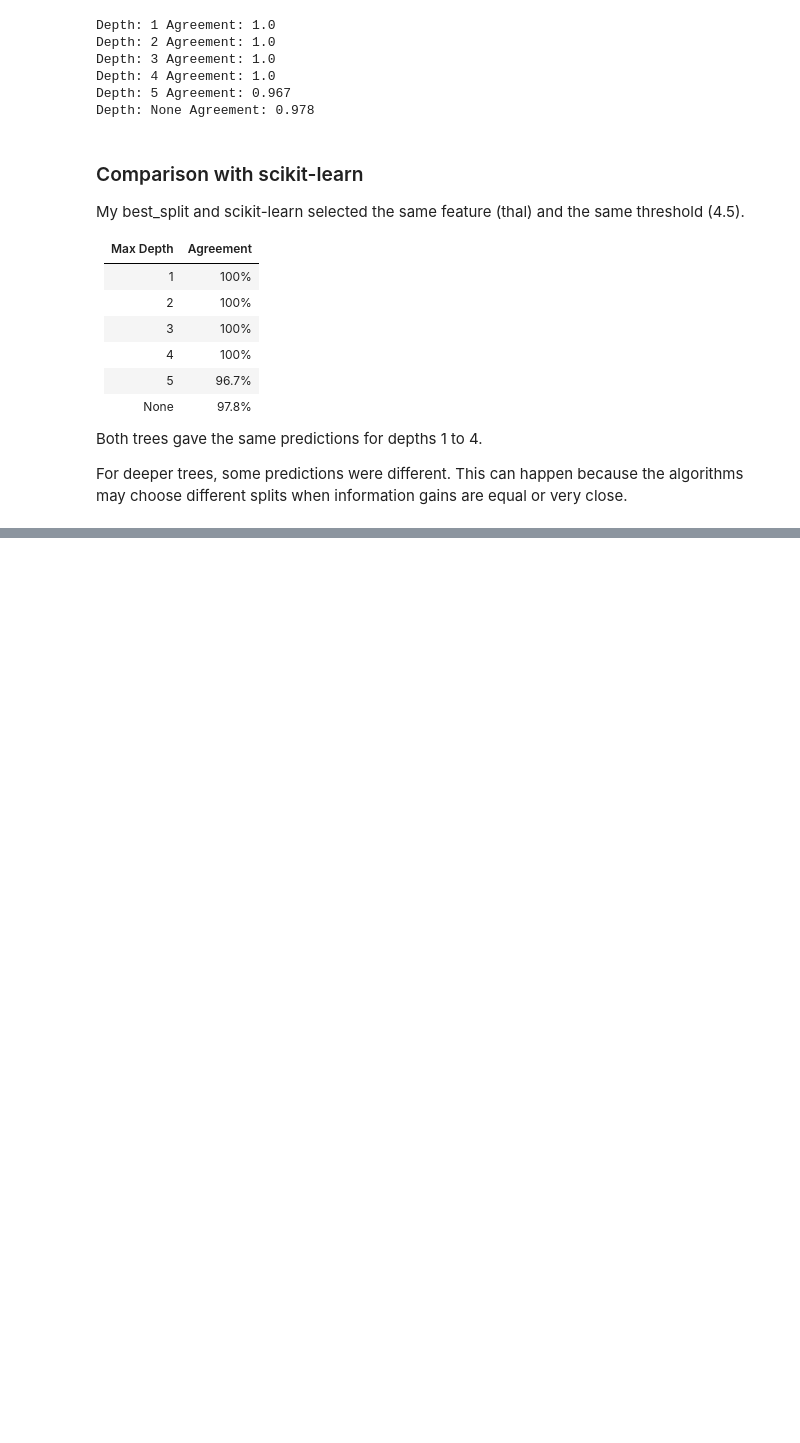
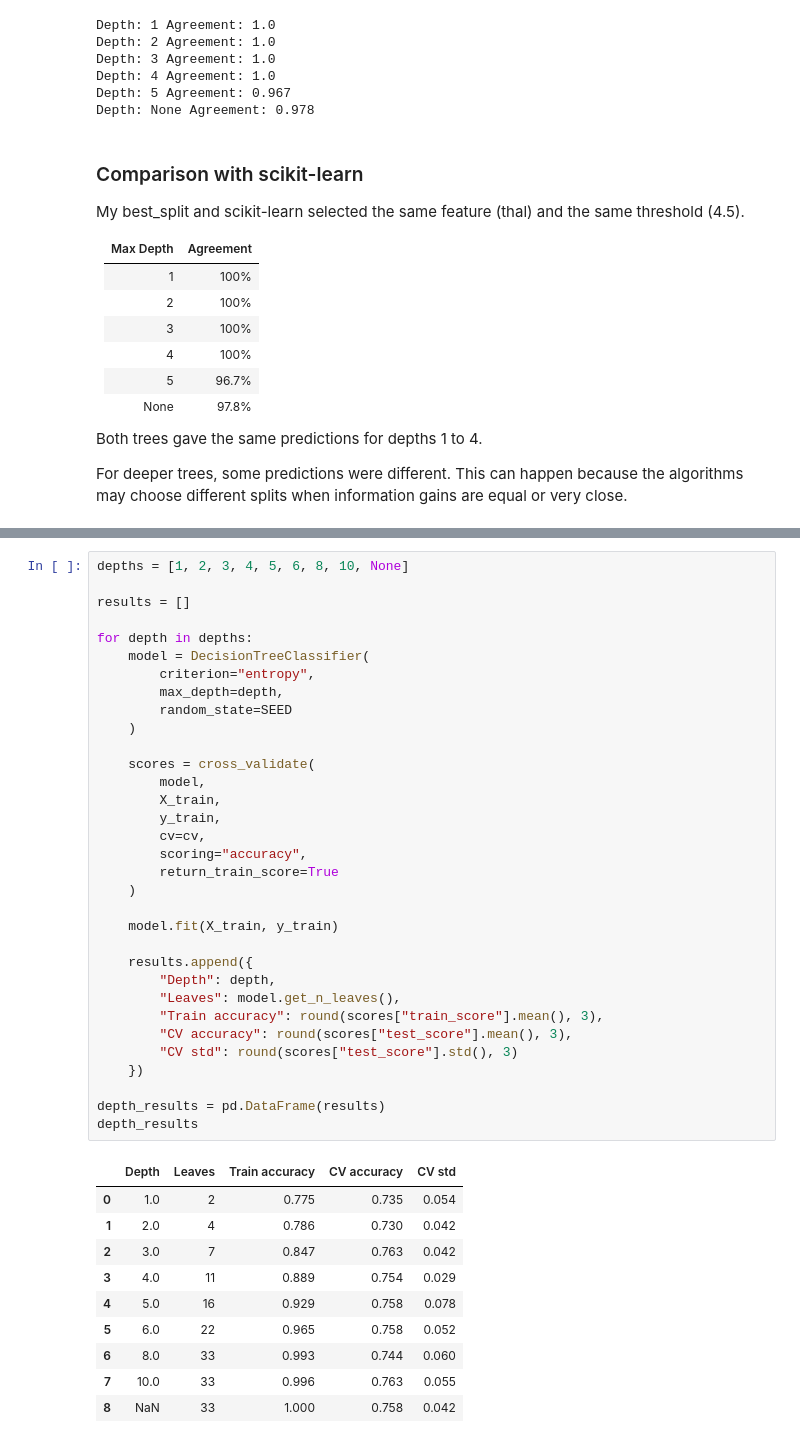
Before and after one commit to nurtore067/gumar_ML_task_2, a Jupyter notebook: gumar_task2.ipynb, the cells around one changed output, grey strips where cells are left out. Drawn from its saved outputs; the diff is of its cells as text; blank space fills up the shorter version.

```diff
--- a/gumar_task2.ipynb
+++ b/gumar_task2.ipynb
@@ -432,0 +466,44 @@ or very close.
+# %%
+depths = [1, 2, 3, 4, 5, 6, 8, 10, None]
+
+results = []
+
+for depth in depths:
+    model = DecisionTreeClassifier(
+        criterion="entropy",
+        max_depth=depth,
+        random_state=SEED
+    )
+
+    scores = cross_validate(
+        model,
+        X_train,
+        y_train,
+        cv=cv,
+        scoring="accuracy",
+        return_train_score=True
+    )
+
+    model.fit(X_train, y_train)
+
+    results.append({
+        "Depth": depth,
+        "Leaves": model.get_n_leaves(),
+        "Train accuracy": round(scores["train_score"].mean(), 3),
+        "CV accuracy": round(scores["test_score"].mean(), 3),
+        "CV std": round(scores["test_score"].std(), 3)
+    })
+
+depth_results = pd.DataFrame(results)
+depth_results
+# %% [output]
+|  | Depth | Leaves | Train accuracy | CV accuracy | CV std |
+| 0 | 1.0 | 2 | 0.775 | 0.735 | 0.054 |
+| 1 | 2.0 | 4 | 0.786 | 0.730 | 0.042 |
+| 2 | 3.0 | 7 | 0.847 | 0.763 | 0.042 |
+| 3 | 4.0 | 11 | 0.889 | 0.754 | 0.029 |
+| 4 | 5.0 | 16 | 0.929 | 0.758 | 0.078 |
+| 5 | 6.0 | 22 | 0.965 | 0.758 | 0.052 |
+| 6 | 8.0 | 33 | 0.993 | 0.744 | 0.060 |
+| 7 | 10.0 | 33 | 0.996 | 0.763 | 0.055 |
+| 8 | NaN | 33 | 1.000 | 0.758 | 0.042 |
```
Also changed, not shown: parts of 22 cells of this notebook.
